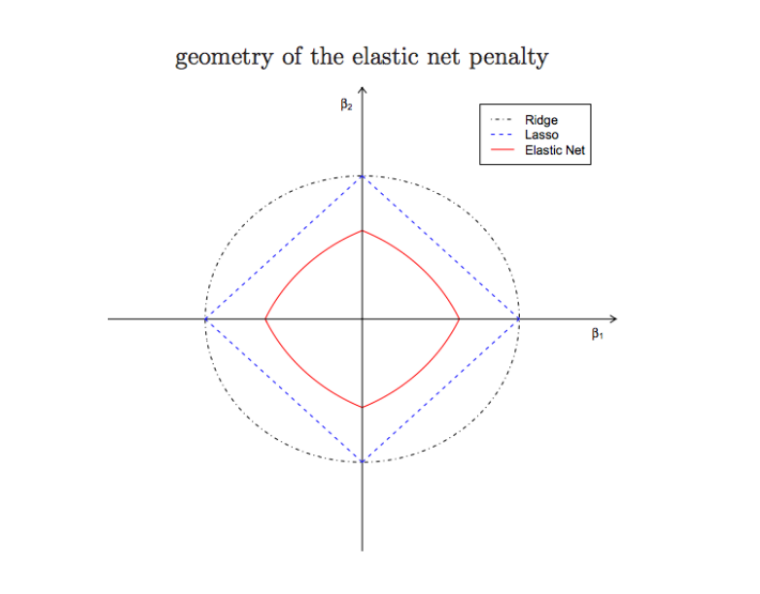
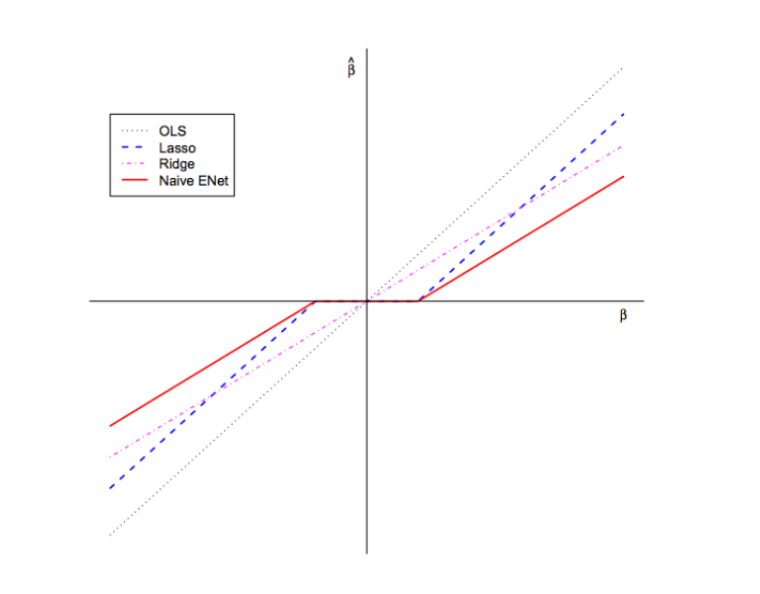
Before and after one commit to german1122/Clase---Anal-tica-, a Jupyter notebook: presentacion - Jonathan y German.ipynb, the cells around one changed output. Saved outputs shown, nothing was run; the diff lists cells and outputs as text; code cells hidden in the pictures.

```diff
--- a/presentacion - Jonathan y German.ipynb
+++ b/presentacion - Jonathan y German.ipynb
@@ -39,5 +9,5 @@ Asumimos $\alpha < 1$, $\forall \alpha \in [0,1)$, cuando $\alpha=0$ la función
 # %%
 from IPython.display import Image
-Image(filename='Geometria.png')
+Image(filename='picexactsolutions.png')
 # %% [output]
-[figure, old version]
+[figure, new version]
```
Also changed, not shown: parts of 19 cells of this notebook.
